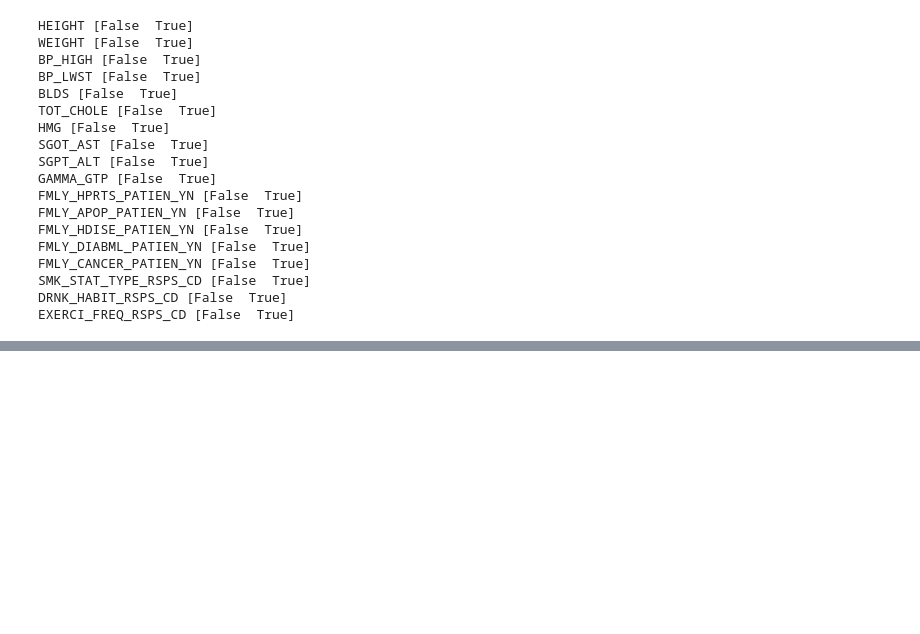
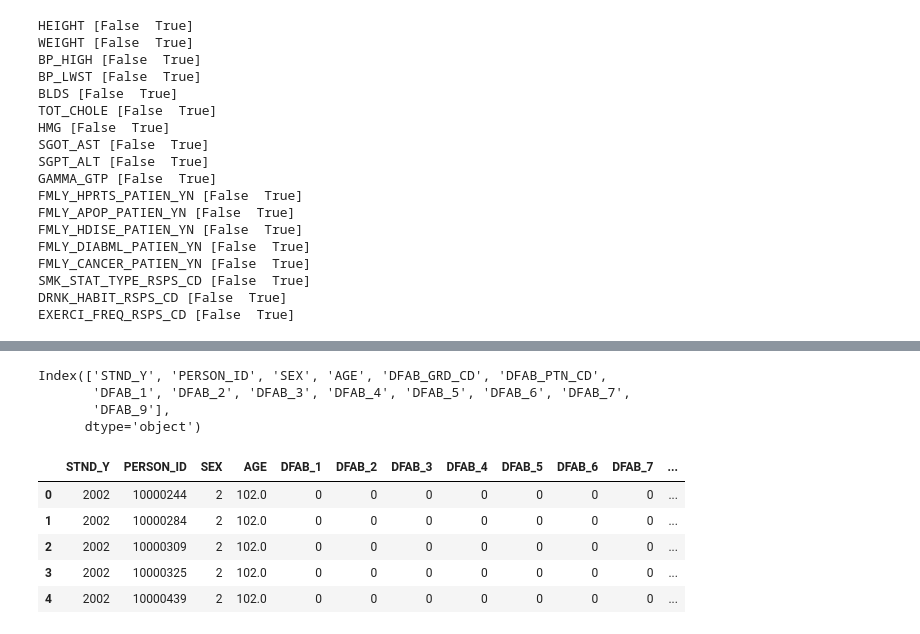
Before and after one commit to JoonYoung-Sohn/practice, a Jupyter notebook: Disease Prediction/201224_data_preprocessing.ipynb, the cells around one changed output, grey strips where cells are left out. Cells and saved outputs as stored; diff of their text form; code cells hidden in the pictures; blank space fills up the shorter version.

```diff
--- a/Disease Prediction/201224_data_preprocessing.ipynb
+++ b/Disease Prediction/201224_data_preprocessing.ipynb
@@ -406,0 +503,2 @@ EXERCI_FREQ_RSPS_CD [False  True]
+# %%
+jk = jk[['STND_Y', 'PERSON_ID', 'SEX', 'AGE', 'DFAB_GRD_CD', 'DFAB_PTN_CD']]
@@ -406,0 +532,9 @@ EXERCI_FREQ_RSPS_CD [False  True]
+# %%
+jk['DFAB_1']=0
+jk['DFAB_2']=0
+jk['DFAB_3']=0
+jk['DFAB_4']=0
+jk['DFAB_5']=0
+jk['DFAB_6']=0
+jk['DFAB_7']=0
+jk['DFAB_9']=0
@@ -406,0 +545,4 @@ EXERCI_FREQ_RSPS_CD [False  True]
+# %%
+for i in range(len(jk)):
+  if jk['DFAB_GRD_CD'][i] != 0:
+    jk['DFAB_'+str(jk['DFAB_PTN_CD'][i])][i] = float(1/jk['DFAB_GRD_CD'][i])
@@ -406,0 +563,20 @@ EXERCI_FREQ_RSPS_CD [False  True]
+# %%
+jk.columns
+# %% [output]
+Index(['STND_Y', 'PERSON_ID', 'SEX', 'AGE', 'DFAB_GRD_CD', 'DFAB_PTN_CD',
+       'DFAB_1', 'DFAB_2', 'DFAB_3', 'DFAB_4', 'DFAB_5', 'DFAB_6', 'DFAB_7',
+       'DFAB_9'],
+      dtype='object')
+# %%
+jk = jk[['STND_Y', 'PERSON_ID', 'SEX', 'AGE',
+       'DFAB_1', 'DFAB_2', 'DFAB_3', 'DFAB_4', 'DFAB_5', 'DFAB_6', 'DFAB_7',
+       'DFAB_9']]
+# %%
+jk.head()
+# %% [output]
+|  | STND_Y | PERSON_ID | SEX | AGE | DFAB_1 | DFAB_2 | DFAB_3 | DFAB_4 | DFAB_5 | DFAB_6 | DFAB_7 | ... |
+| 0 | 2002 | 10000244 | 2 | 102.0 | 0 | 0 | 0 | 0 | 0 | 0 | 0 | ... |
+| 1 | 2002 | 10000284 | 2 | 102.0 | 0 | 0 | 0 | 0 | 0 | 0 | 0 | ... |
+| 2 | 2002 | 10000309 | 2 | 102.0 | 0 | 0 | 0 | 0 | 0 | 0 | 0 | ... |
+| 3 | 2002 | 10000325 | 2 | 102.0 | 0 | 0 | 0 | 0 | 0 | 0 | 0 | ... |
+| 4 | 2002 | 10000439 | 2 | 102.0 | 0 | 0 | 0 | 0 | 0 | 0 | 0 | ... |
```
Also changed, not shown: parts of 24 cells of this notebook.
